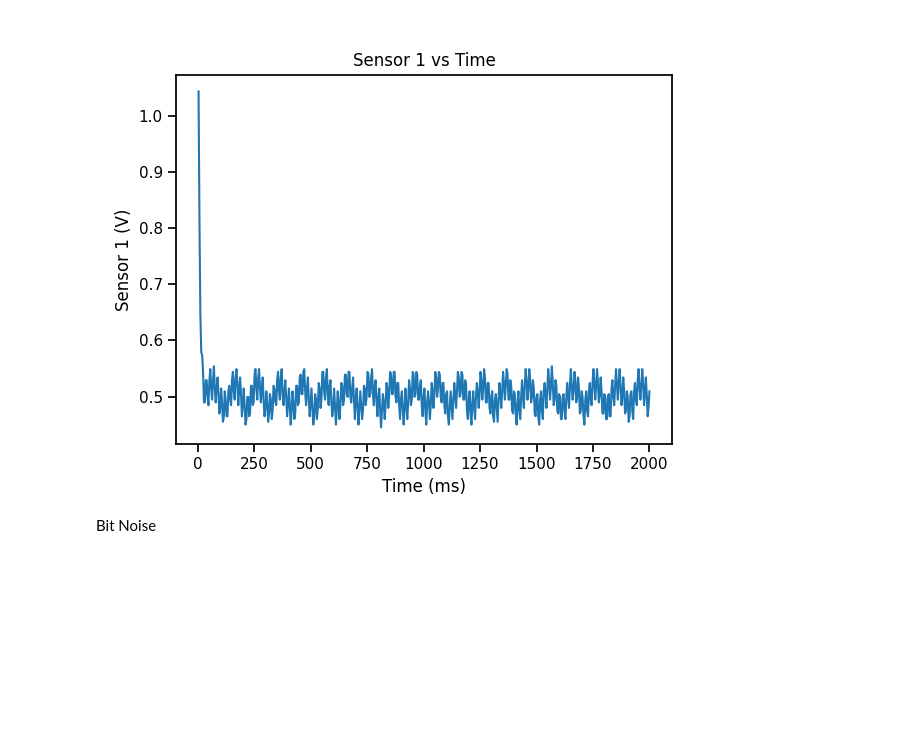
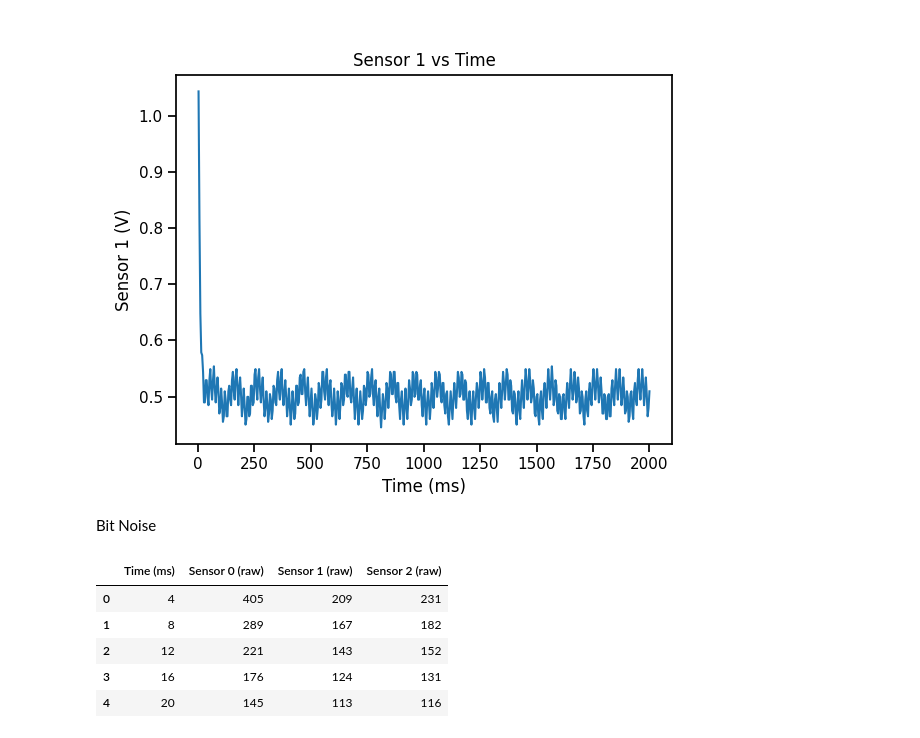
Before and after one commit to mylaz16/geng360-serra, a Jupyter notebook: Lab 2 - Arduino DAQ/Lab2JN.ipynb, the cells around one changed output. Drawn from its saved outputs; the diff is of its cells as text; code cells hidden in the pictures; blank space fills up the shorter version.

```diff
--- a/Lab 2 - Arduino DAQ/Lab2JN.ipynb
+++ b/Lab 2 - Arduino DAQ/Lab2JN.ipynb
@@ -113,3 +113,14 @@ plt.show()
 [figure]
 # %% [markdown]
 Bit Noise
+# %%
+# import the dataset, view the first few rows
+myLab2 = pd.read_csv("Lab2.2data.csv") # Make sure to update this file name to match your data!
+myLab2.head() #This will display the first few rows of the DataFrame
+# %% [output]
+|  | Time (ms) | Sensor 0 (raw) | Sensor 1 (raw) | Sensor 2 (raw) |
+| 0 | 4 | 405 | 209 | 231 |
+| 1 | 8 | 289 | 167 | 182 |
+| 2 | 12 | 221 | 143 | 152 |
+| 3 | 16 | 176 | 124 | 131 |
+| 4 | 20 | 145 | 113 | 116 |
```
Also changed, not shown: parts of 8 cells of this notebook, 1 other file.
